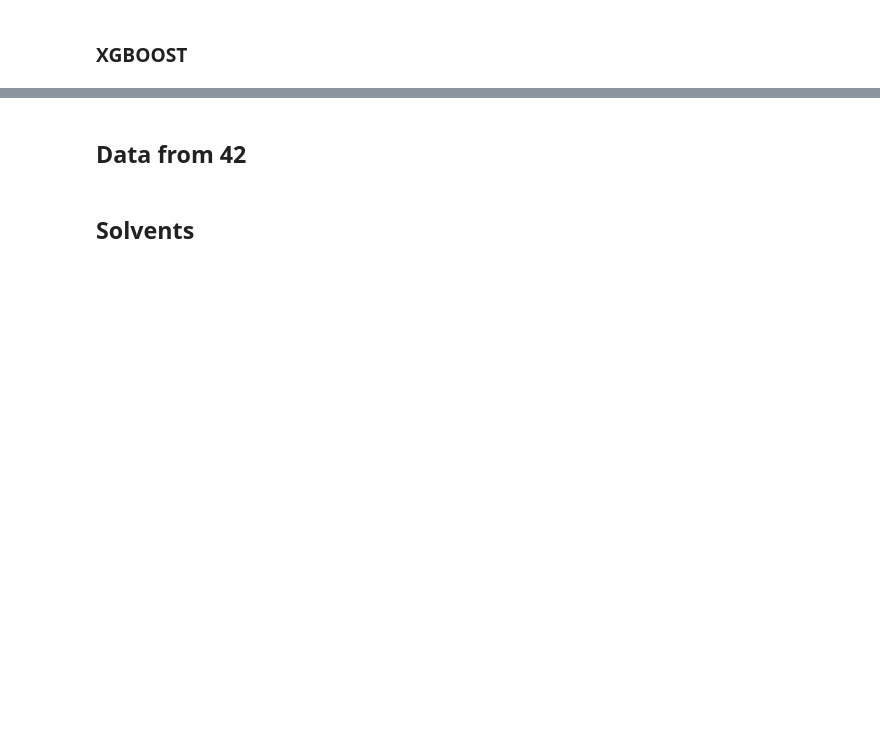
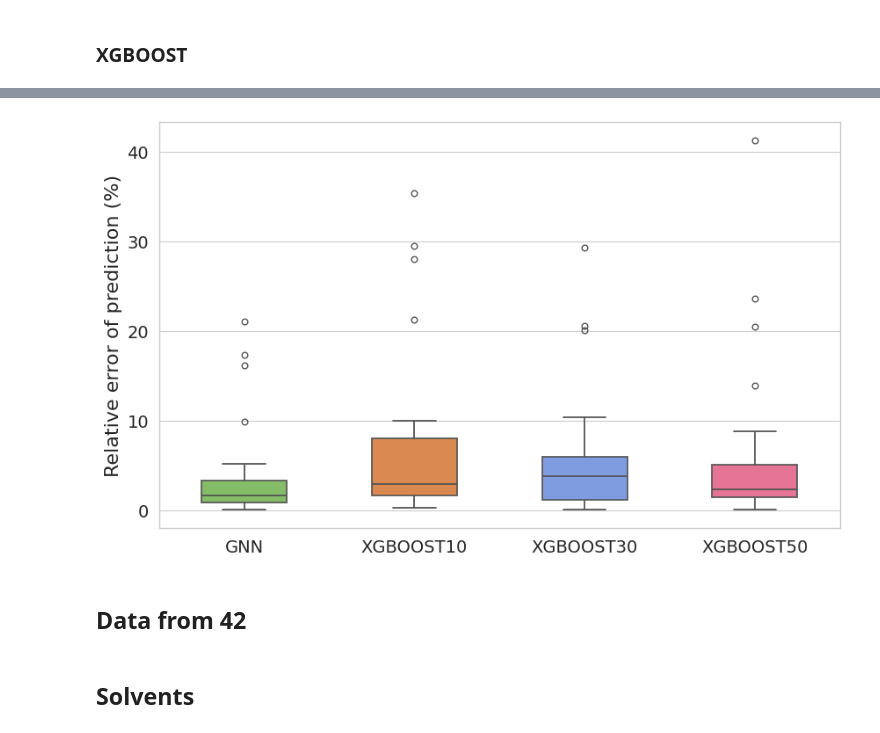
Before and after one commit to darjacvetkovic/HSP-predictions, a Jupyter notebook: dataset_exploratory_analysis.ipynb, the cells around one changed output, grey strips where cells are left out. Drawn from its saved outputs; the diff is of its cells as text; code cells hidden in the pictures; blank space fills up the shorter version.

```diff
--- a/dataset_exploratory_analysis.ipynb
+++ b/dataset_exploratory_analysis.ipynb
@@ -266,0 +340,2 @@ for ax, hist_data in zip(axs.flatten(), [d_hist,p_hist,h_hist,t_hist]):
+# %%
+xgb10_errs = df[['rel_err_D','rel_err_D','rel_err_D','rel_err_total']]
@@ -266,0 +389,2 @@ for ax, hist_data in zip(axs.flatten(), [d_hist,p_hist,h_hist,t_hist]):
+# %%
+xgb30_errs = df[['rel_err_D','rel_err_D','rel_err_D','rel_err_total']]
@@ -266,0 +438,2 @@ for ax, hist_data in zip(axs.flatten(), [d_hist,p_hist,h_hist,t_hist]):
+# %%
+xgb50_errs = df[['rel_err_D','rel_err_D','rel_err_D','rel_err_total']]
@@ -266,0 +442,7 @@ for ax, hist_data in zip(axs.flatten(), [d_hist,p_hist,h_hist,t_hist]):
+# %%
+bdf = pd.DataFrame()
+bdf['GNN'] = gnn_errs['rel_err_total']
+bdf['XGBOOST10'] = xgb10_errs['rel_err_total']
+bdf['XGBOOST30'] = xgb30_errs['rel_err_total']
+bdf['XGBOOST50'] = xgb50_errs['rel_err_total']
+bdf
@@ -267,3 +467,12 @@ for ax, hist_data in zip(axs.flatten(), [d_hist,p_hist,h_hist,t_hist]):
+# %%
+
+fig,axs = plt.subplots(figsize=(10,6))
+colors = ['#78C850', '#F08030', '#6890F0','#F85888']
+sns.boxplot(bdf,width=0.5,palette=colors,linewidth=1.3, boxprops=dict(alpha=0.95))
+axs.set_ylabel('Relative error of prediction (%)',fontsize=16)
+axs.tick_params(axis='both', which='major',labelsize=14)
+# %% [output]
+[figure, added]
 # %% [markdown]
 ## Data from 42
 # %% [markdown]
```
Also changed, not shown: parts of 21 cells of this notebook, 8 other files.
